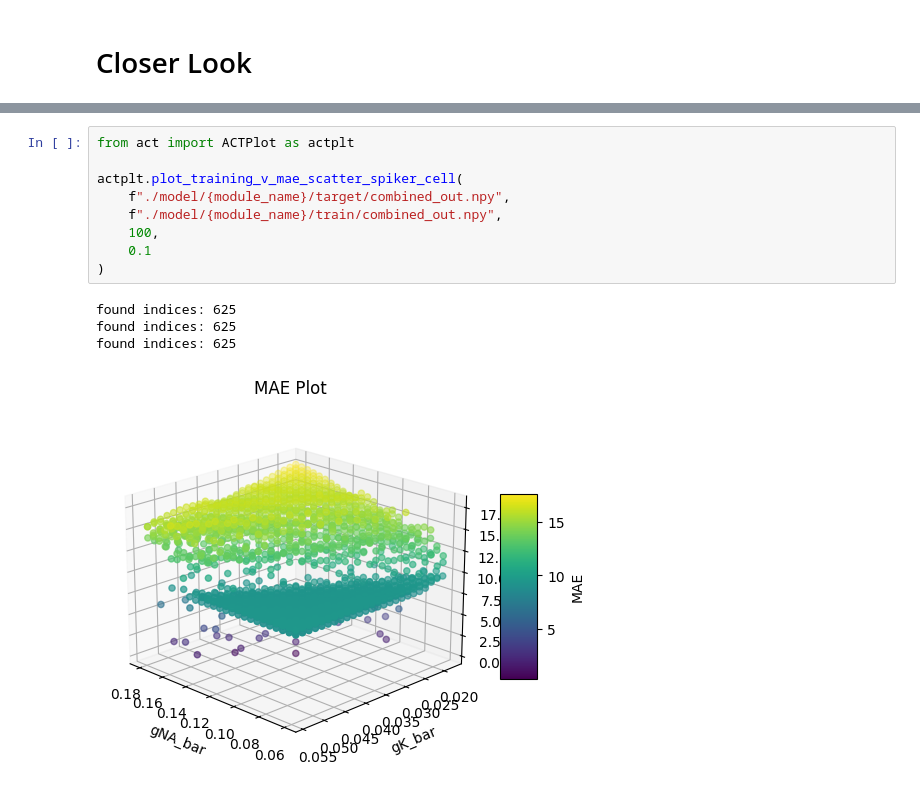
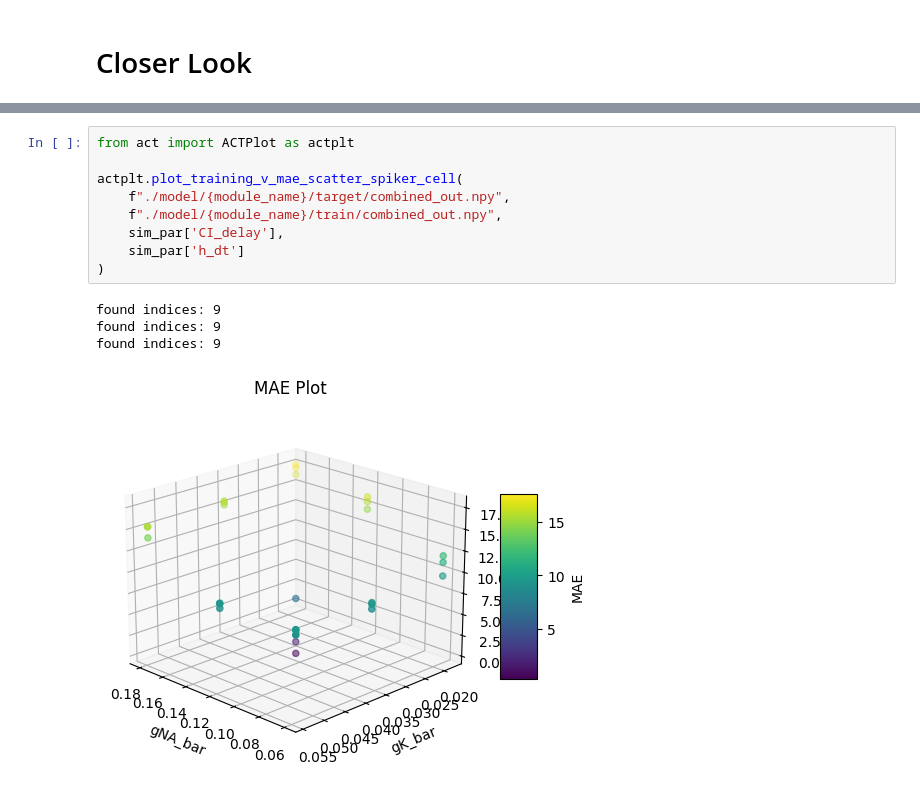
Before and after one commit to V-Marco/ACT, a Jupyter notebook: spiker_seg.ipynb, the cells around one changed output, grey strips where cells are left out. Drawn from its saved outputs; the diff is of its cells as text.

```diff
--- a/spiker_seg.ipynb
+++ b/spiker_seg.ipynb
@@ -302,14 +295,14 @@ Smallest MAE values (gNa, gK, MAE):
 # %%
 from act import ACTPlot as actplt
 
 actplt.plot_training_v_mae_scatter_spiker_cell(
     f"./model/{module_name}/target/combined_out.npy",
     f"./model/{module_name}/train/combined_out.npy",
-    100,
-    0.1
+    sim_par['CI_delay'],
+    sim_par['h_dt']
 )
 # %% [output]
-found indices: 625
-found indices: 625
-found indices: 625
+found indices: 9
+found indices: 9
+found indices: 9
-[figure, old version]
+[figure, new version]
```
Also changed, not shown: parts of 11 cells of this notebook, 4 other files.
